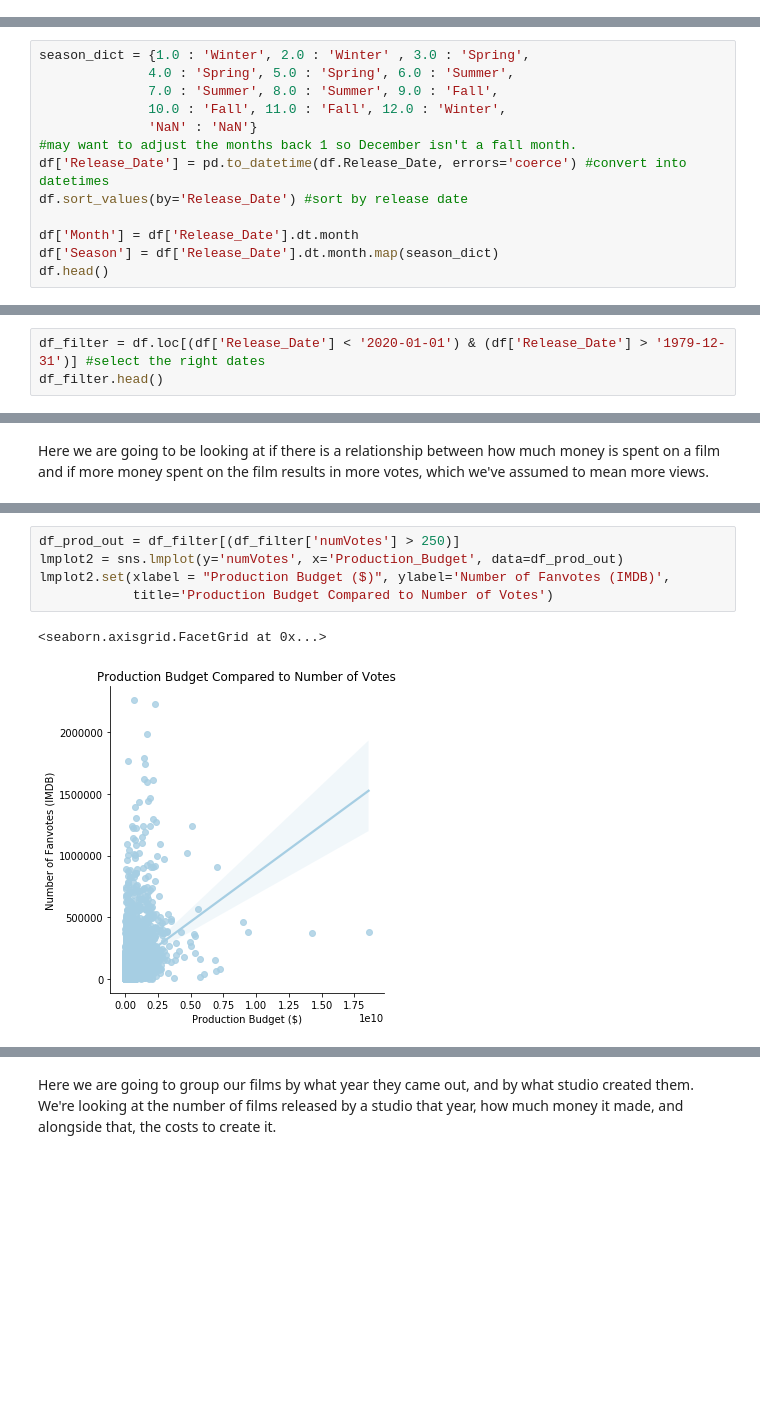
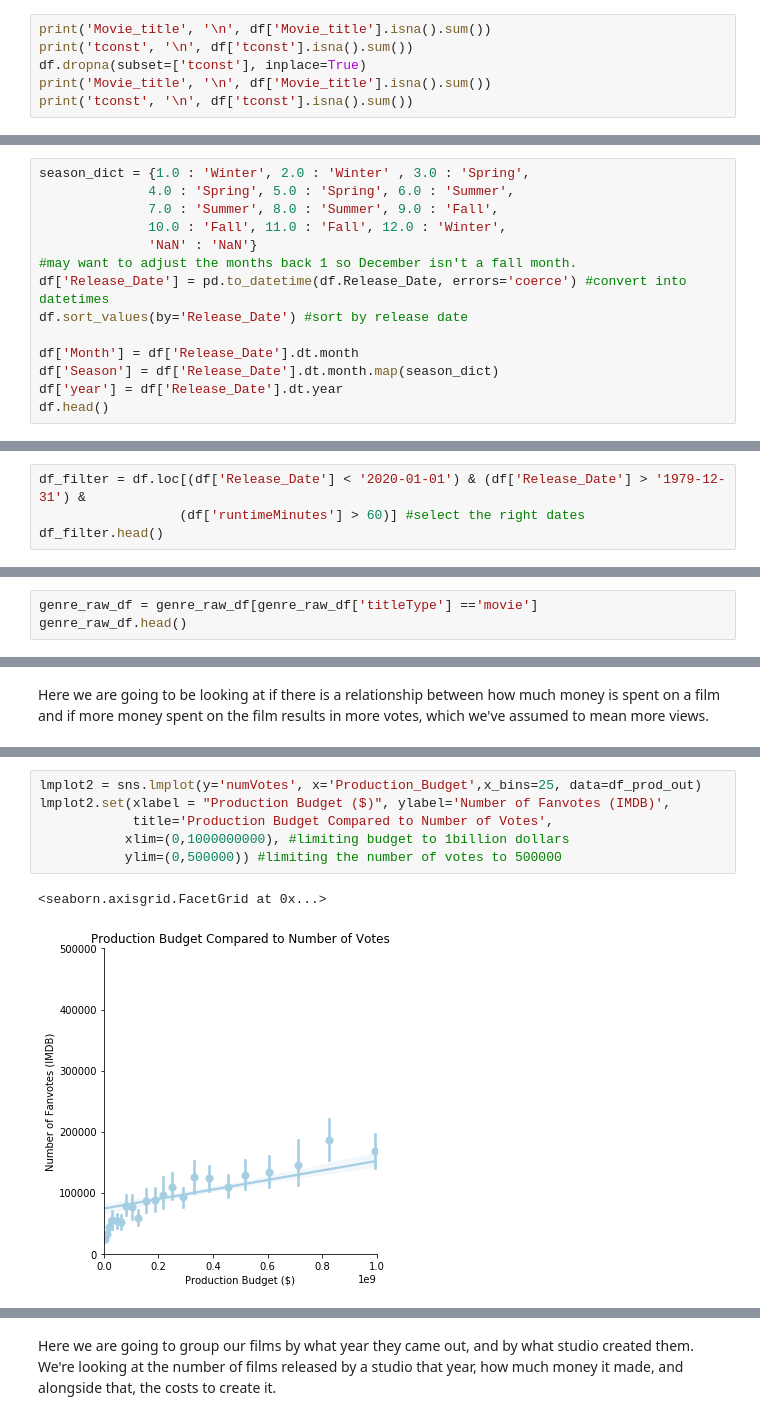
Before and after one commit to snepaul179/dsc-mod-1-project-v2-1-onl01-dtsc-pt-052620, a Jupyter notebook: Final_Vers_ZP.ipynb, the cells around one changed output, grey strips where cells are left out. Cells and saved outputs as stored; diff of their text form; blank space fills up the shorter version.

```diff
--- a/Final_Vers_ZP.ipynb
+++ b/Final_Vers_ZP.ipynb
@@ -229,0 +231,6 @@ df['Profit'] = (df['Gross_Worldwide'] - df['Production_Budget']) #create the pro
+# %%
+print('Movie_title', '\n', df['Movie_title'].isna().sum())
+print('tconst', '\n', df['tconst'].isna().sum())
+df.dropna(subset=['tconst'], inplace=True)
+print('Movie_title', '\n', df['Movie_title'].isna().sum())
+print('tconst', '\n', df['tconst'].isna().sum())
@@ -241,6 +257,7 @@ df.sort_values(by='Release_Date') #sort by release date
 
 df['Month'] = df['Release_Date'].dt.month
 df['Season'] = df['Release_Date'].dt.month.map(season_dict)
+df['year'] = df['Release_Date'].dt.year
 df.head()
 # %% [output]
 |  | studio | year | Movie_title | tconst | runtimeMinutes | averageRating | numVotes | region | language | ... |
@@ -254,5 +269,6 @@ want to drop region, runtime, movie_name,
 # %%
-df_filter = df.loc[(df['Release_Date'] < '2020-01-01') & (df['Release_Date'] > '1979-12-31')] #select the right dates
+df_filter = df.loc[(df['Release_Date'] < '2020-01-01') & (df['Release_Date'] > '1979-12-31') &
+                  (df['runtimeMinutes'] > 60)] #select the right dates
 df_filter.head()
 # %% [output]
 |  | studio | year | Movie_title | tconst | runtimeMinutes | averageRating | numVotes | region | language | ... |
@@ -276,0 +284,3 @@ genre_raw_df.head()
+# %%
+genre_raw_df = genre_raw_df[genre_raw_df['titleType'] =='movie']
+genre_raw_df.head()
@@ -345,8 +454,9 @@ Here we are going to be looking at if there is a relationship between how much m
 # %%
-df_prod_out = df_filter[(df_filter['numVotes'] > 250)]
-lmplot2 = sns.lmplot(y='numVotes', x='Production_Budget', data=df_prod_out)
+lmplot2 = sns.lmplot(y='numVotes', x='Production_Budget',x_bins=25, data=df_prod_out)
 lmplot2.set(xlabel = "Production Budget ($)", ylabel='Number of Fanvotes (IMDB)',
-            title='Production Budget Compared to Number of Votes')
+            title='Production Budget Compared to Number of Votes',
+           xlim=(0,1000000000), #limiting budget to 1billion dollars
+           ylim=(0,500000)) #limiting the number of votes to 500000
 # %% [output]
 <seaborn.axisgrid.FacetGrid at 0x...>
-[figure, old version]
+[figure, new version]
```
Also changed, not shown: parts of 58 cells of this notebook.
